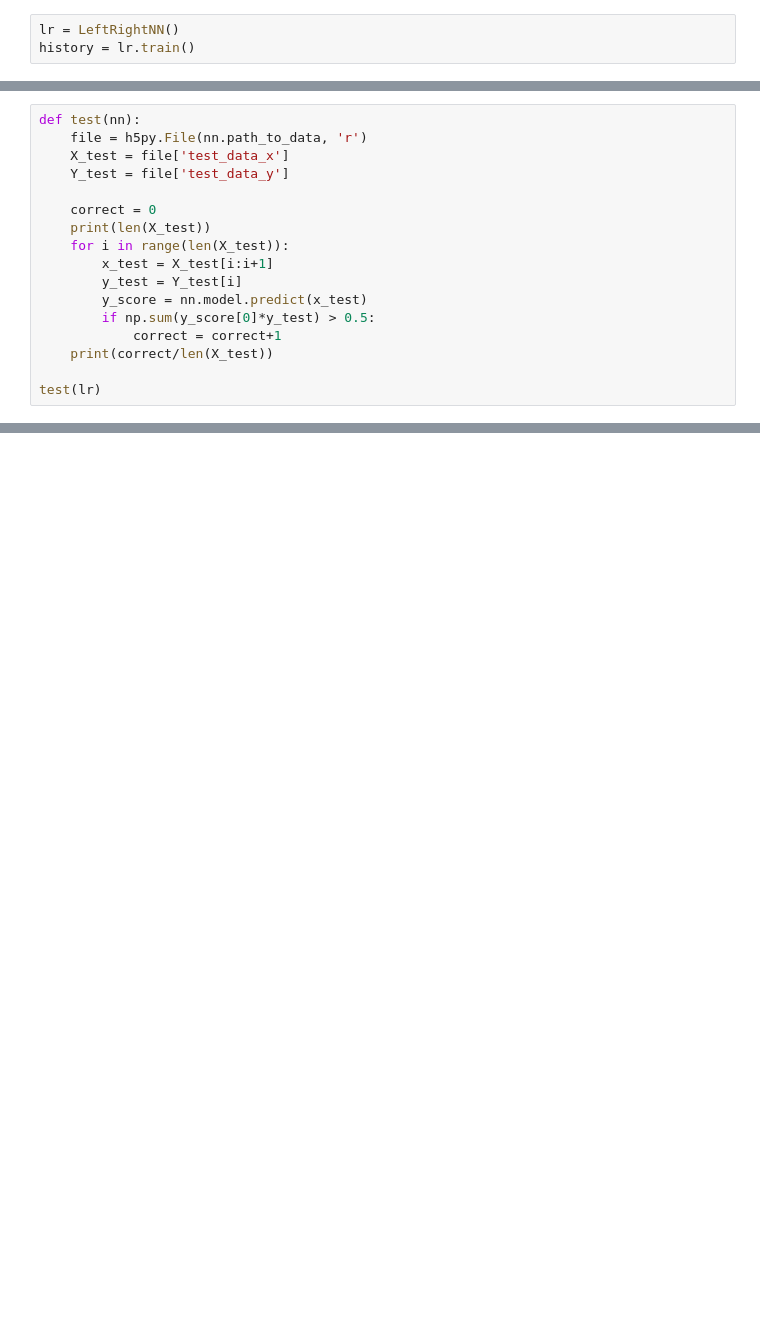
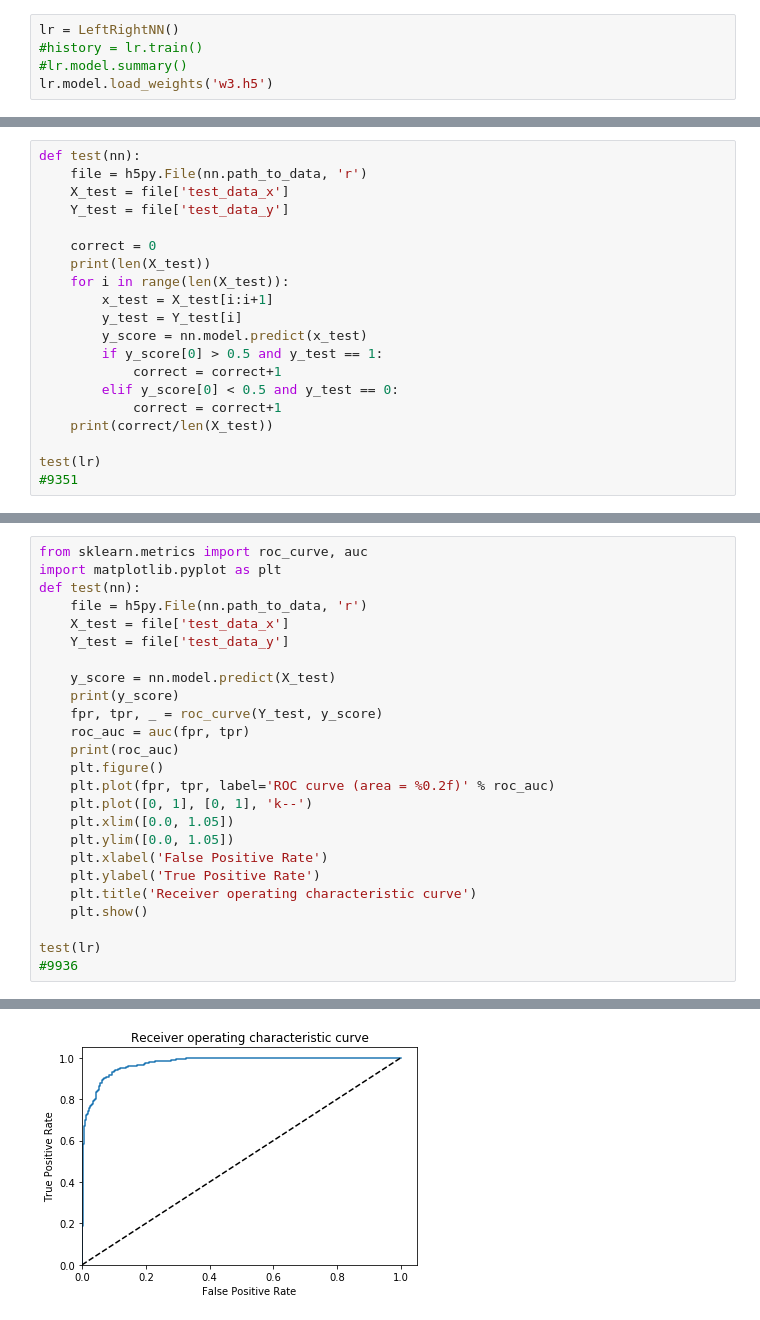
Before and after one commit to AkaG/inz_retina, a Jupyter notebook: notebooks/nural network - left right.ipynb, the cells around one changed output, grey strips where cells are left out. Cells and saved outputs as stored; diff of their text form; blank space fills up the shorter version.

```diff
--- a/notebooks/nural network - left right.ipynb
+++ b/notebooks/nural network - left right.ipynb
@@ -111,4 +114,6 @@ class LeftRightNN(TrainManager):
         )
 # %%
 lr = LeftRightNN()
-history = lr.train()
+#history = lr.train()
+#lr.model.summary()
+lr.model.load_weights('w3.h5')
@@ -124,8 +137,11 @@ def test(nn):
         x_test = X_test[i:i+1]
         y_test = Y_test[i]
         y_score = nn.model.predict(x_test)
-        if np.sum(y_score[0]*y_test) > 0.5:
+        if y_score[0] > 0.5 and y_test == 1:
+            correct = correct+1
+        elif y_score[0] < 0.5 and y_test == 0:
             correct = correct+1
     print(correct/len(X_test))
 
 test(lr)
+#9351
@@ -131,0 +151,26 @@ test(lr)
+# %%
+from sklearn.metrics import roc_curve, auc
+import matplotlib.pyplot as plt
+def test(nn):
+    file = h5py.File(nn.path_to_data, 'r')
+    X_test = file['test_data_x']
+    Y_test = file['test_data_y']
+
+    y_score = nn.model.predict(X_test)
+    print(y_score)
+    fpr, tpr, _ = roc_curve(Y_test, y_score)
+    roc_auc = auc(fpr, tpr)
+    print(roc_auc)
+    plt.figure()
+    plt.plot(fpr, tpr, label='ROC curve (area = %0.2f)' % roc_auc)
+    plt.plot([0, 1], [0, 1], 'k--')
+    plt.xlim([0.0, 1.05])
+    plt.ylim([0.0, 1.05])
+    plt.xlabel('False Positive Rate')
+    plt.ylabel('True Positive Rate')
+    plt.title('Receiver operating characteristic curve')
+    plt.show()
+
+test(lr)
+#9936
+# %% [output]
@@ -131,0 +185 @@ test(lr)
+[figure, added]
```
Also changed, not shown: parts of 12 cells of this notebook, 12 other files.
